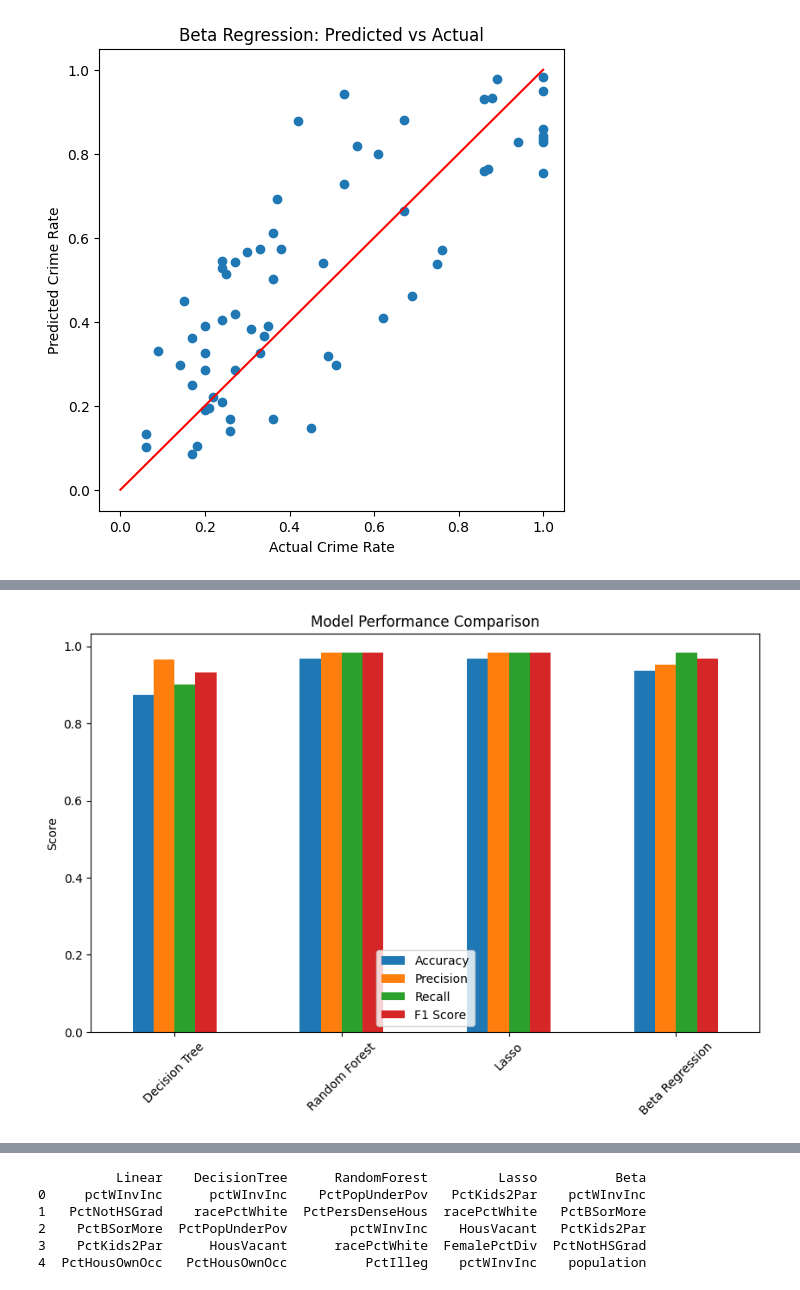
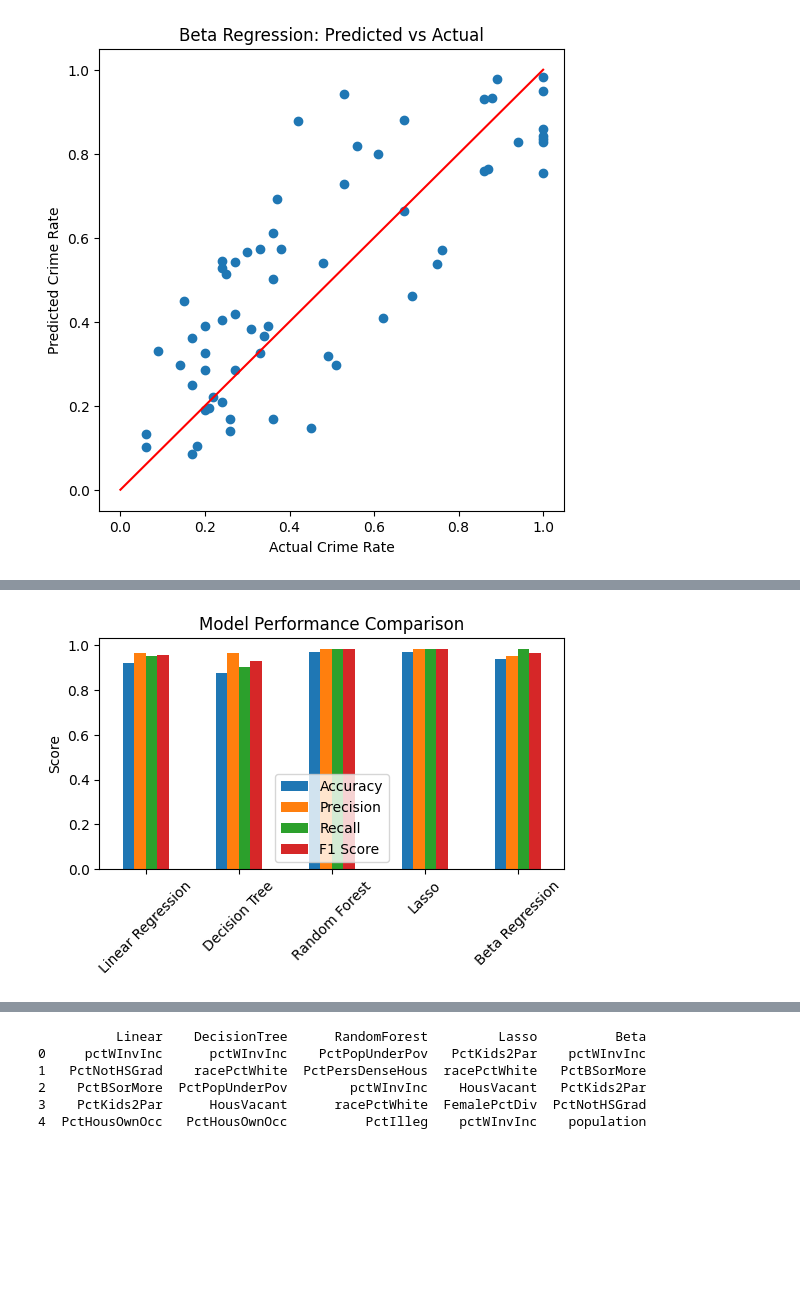
Before and after one commit to nlTyler/urban-crime-statistical-analysis, a Jupyter notebook: 210_Final_1.ipynb, the cells around one changed output, grey strips where cells are left out. Cells and saved outputs as stored; diff of their text form; code cells hidden in the pictures; blank space fills up the shorter version.

```diff
--- a/210_Final_1.ipynb
+++ b/210_Final_1.ipynb
@@ -259,8 +259,16 @@ y_test_binary = (y_test > threshold).astype(int)
 y_pred_binary = (y_pred > threshold).astype(int)
 
 accuracy = accuracy_score(y_test_binary, y_pred_binary)
+precision = precision_score(y_test_binary, y_pred_binary)
+recall = recall_score(y_test_binary, y_pred_binary)
+f1 = f1_score(y_test_binary, y_pred_binary)
 
 print("Accuracy:", accuracy)
+print("Precision:", precision)
+print("Recall:", recall)
+print("F1 Score:", f1)
+
+
 
 #10-Fold Cross Validation
 cv_scores = cross_val_score(
@@ -775,23 +759,24 @@ plt.show()
 # %%
 results = pd.DataFrame({
-    'Accuracy': [accuracy_dt, accuracy_rf, accuracy_lasso, accuracy_beta],
-    'Precision': [precision_dt, precision_rf, precision_lasso, precision_beta],
-    'Recall': [recall_dt, recall_rf, recall_lasso, recall_beta],
-    'F1 Score': [f1_dt, f1_rf, f1_lasso, f1_beta]
+    'Accuracy': [accuracy, accuracy_dt, accuracy_rf, accuracy_lasso, accuracy_beta],
+    'Precision': [precision, precision_dt, precision_rf, precision_lasso, precision_beta],
+    'Recall': [recall, recall_dt, recall_rf, recall_lasso, recall_beta],
+    'F1 Score': [f1, f1_dt, f1_rf, f1_lasso, f1_beta]
 },
 index=[
+    'Linear Regression',
     'Decision Tree',
     'Random Forest',
     'Lasso',
     'Beta Regression'
 ])
 
-results.plot(kind='bar', figsize=(10,6))
+results.plot(kind='bar', figsize=(6,3))
 
 plt.title("Model Performance Comparison")
 plt.ylabel("Score")
 plt.xticks(rotation=45)
 
 plt.show()
 # %% [output]
-[figure, old version]
+[figure, new version]
```
Also changed, not shown: parts of 10 cells of this notebook, 2 other files.
